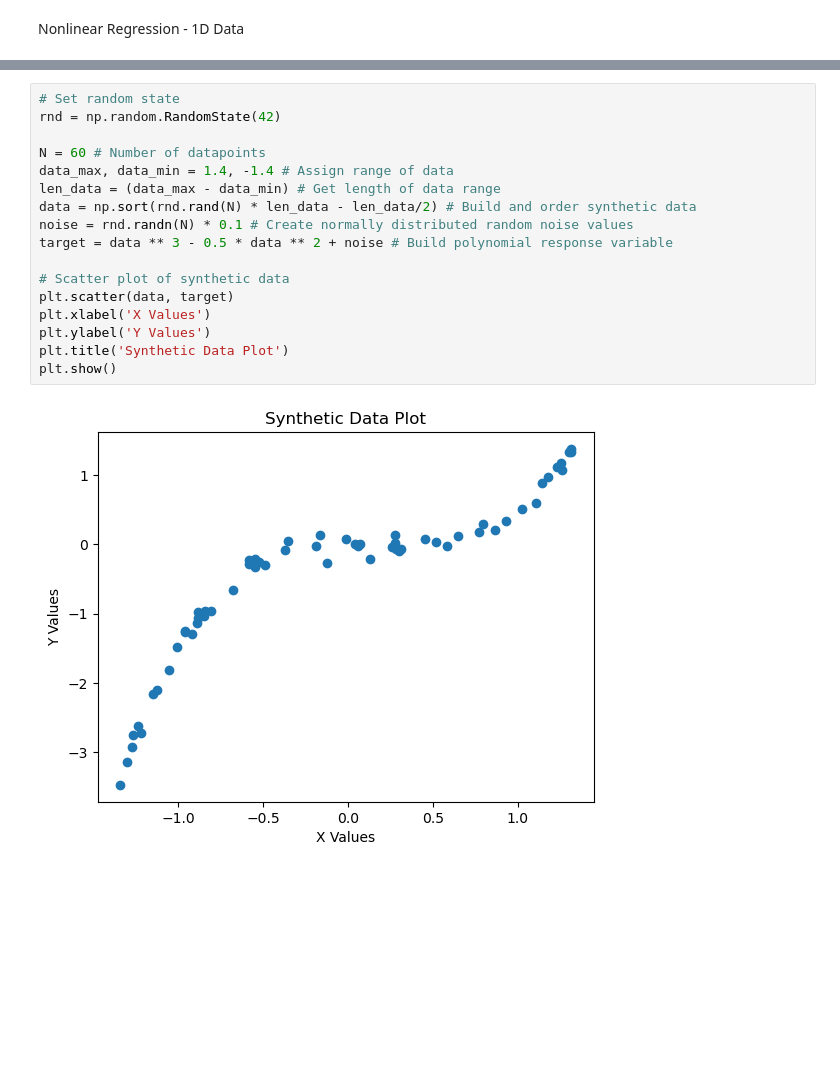
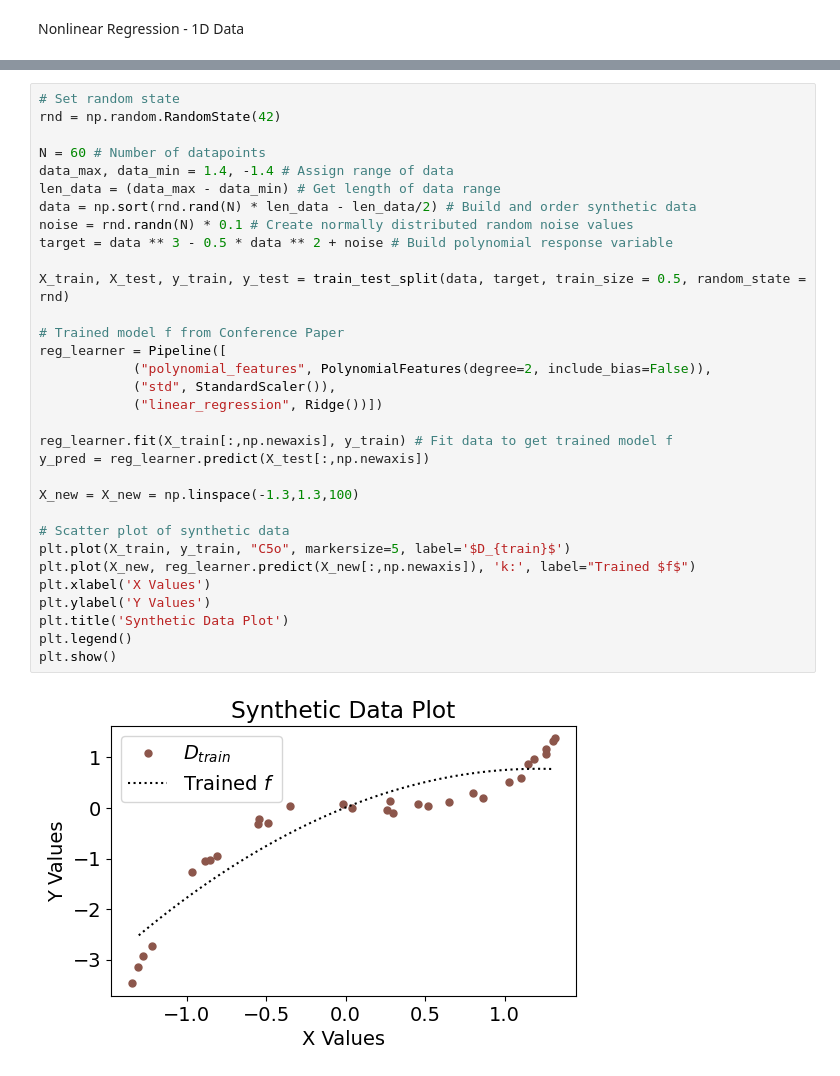
Before and after one commit to cnfranzen/partialeval, a Jupyter notebook: synthdata.ipynb, the cells around one changed output, grey strips where cells are left out. Cells and saved outputs as stored; diff of their text form; blank space fills up the shorter version.

```diff
--- a/synthdata.ipynb
+++ b/synthdata.ipynb
@@ -18,19 +13,34 @@ Nonlinear Regression  - 1D Data
 # %%
 # Set random state
 rnd = np.random.RandomState(42)
 
 N = 60 # Number of datapoints
 data_max, data_min = 1.4, -1.4 # Assign range of data
 len_data = (data_max - data_min) # Get length of data range
 data = np.sort(rnd.rand(N) * len_data - len_data/2) # Build and order synthetic data
 noise = rnd.randn(N) * 0.1 # Create normally distributed random noise values
 target = data ** 3 - 0.5 * data ** 2 + noise # Build polynomial response variable
 
+X_train, X_test, y_train, y_test = train_test_split(data, target, train_size = 0.5, random_state = rnd)
+
+# Trained model f from Conference Paper
+reg_learner = Pipeline([
+            ("polynomial_features", PolynomialFeatures(degree=2, include_bias=False)),
+            ("std", StandardScaler()),
+            ("linear_regression", Ridge())])
+
+reg_learner.fit(X_train[:,np.newaxis], y_train) # Fit data to get trained model f
+y_pred = reg_learner.predict(X_test[:,np.newaxis])
+
+X_new = X_new = np.linspace(-1.3,1.3,100)
+
 # Scatter plot of synthetic data
-plt.scatter(data, target)
+plt.plot(X_train, y_train, "C5o", markersize=5, label='$D_{train}$')
+plt.plot(X_new, reg_learner.predict(X_new[:,np.newaxis]), 'k:', label="Trained $f$")
 plt.xlabel('X Values')
 plt.ylabel('Y Values')
 plt.title('Synthetic Data Plot')
+plt.legend()
 plt.show()
 # %% [output]
-[figure, old version]
+[figure, new version]
```
Also changed, not shown: parts of 8 cells of this notebook, 5 other files.
